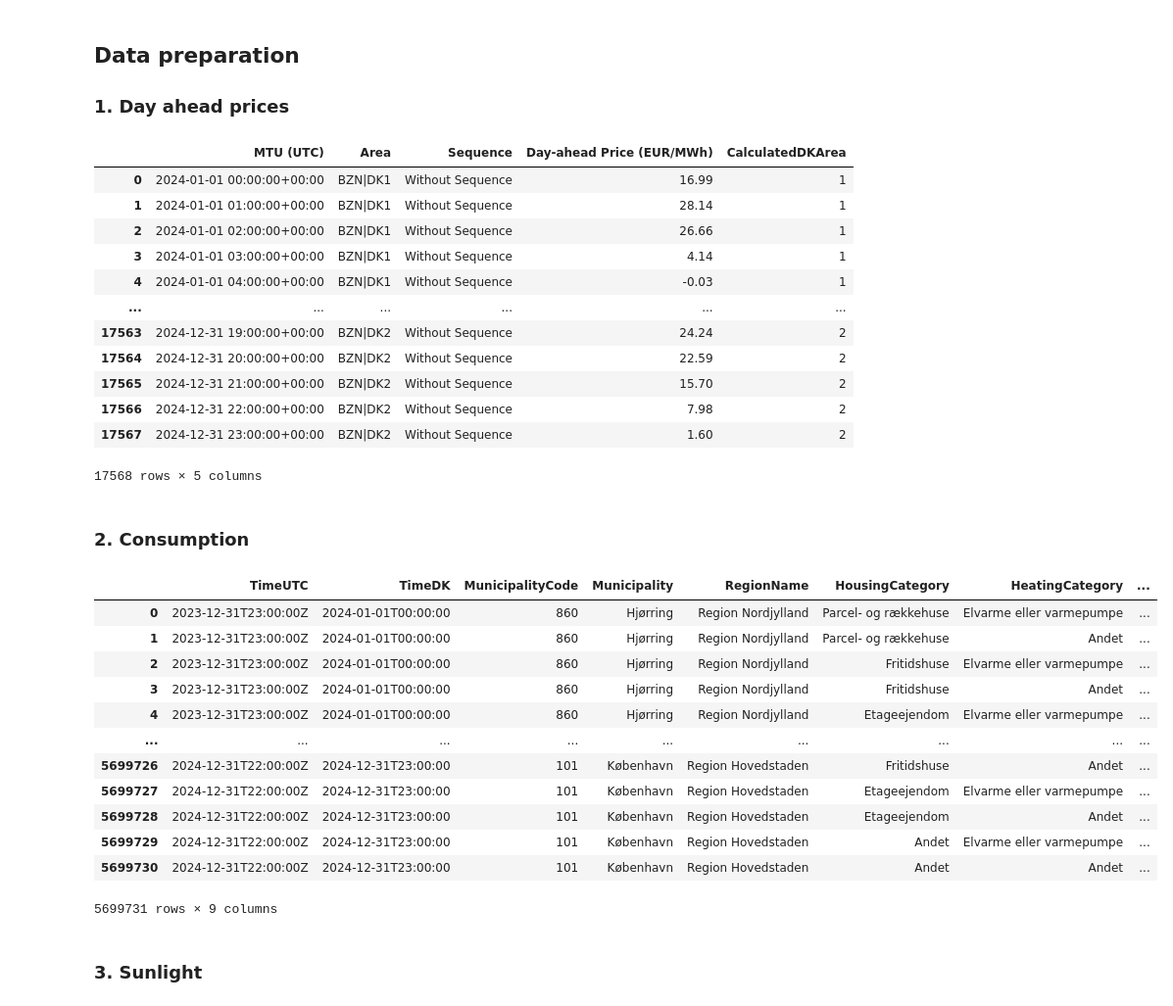
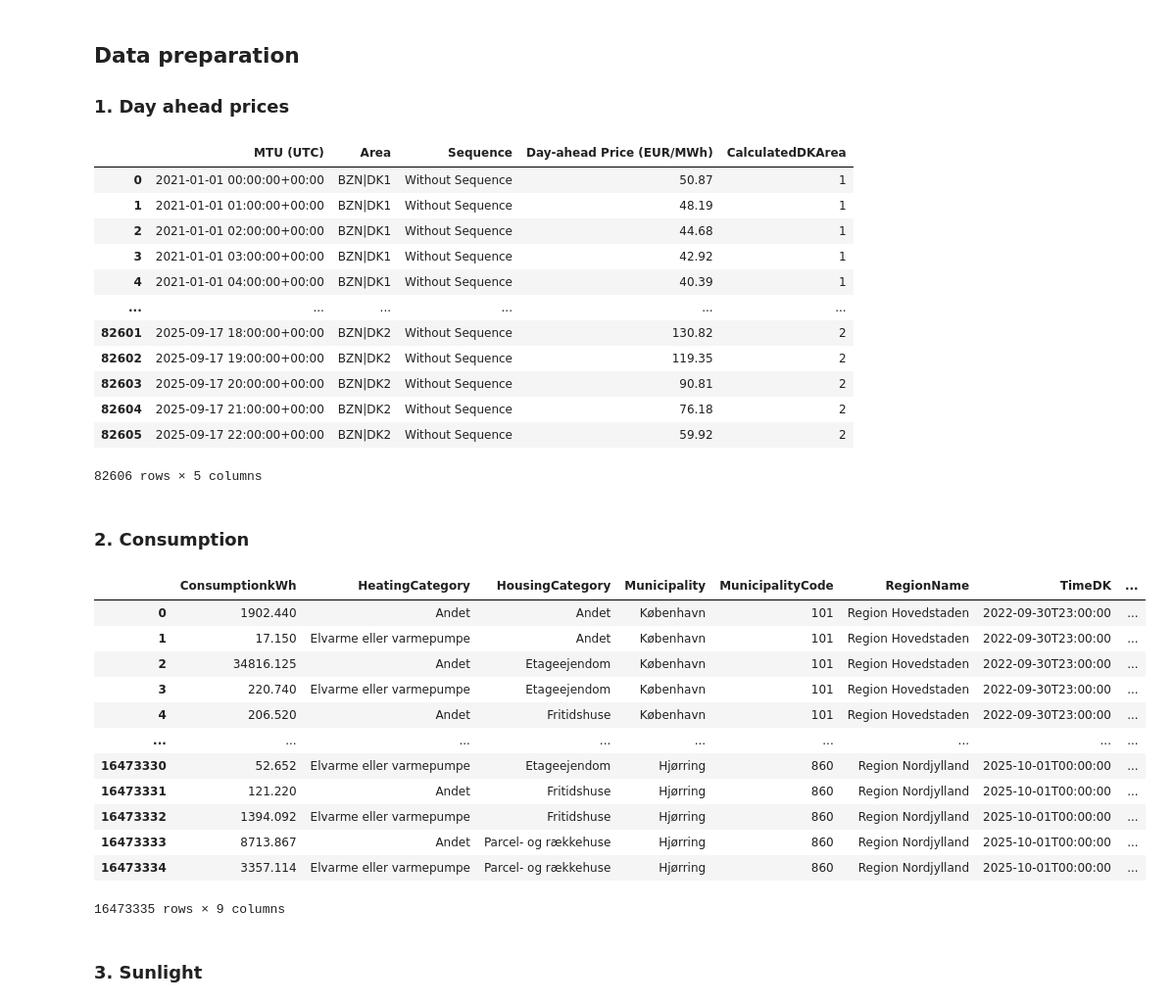
Before and after one commit to The-European-Avengers/BigDataProject, a Jupyter notebook: price_prediction.ipynb, the cells around one changed output. Shown at 98% size. Cells and saved outputs as stored; diff of their text form; code cells hidden in the pictures.

Commit message:
Added the datasets for day ahead and consumption from the previous years

```diff
--- a/price_prediction.ipynb
+++ b/price_prediction.ipynb
@@ -68,11 +69,12 @@ def calculate_municipality_code(row):
 
 ### 1. Day ahead prices
 # %%
-day_ahead1 = pd.read_csv('DayAheadPrices/DayAheadPrices_DK1_202401010000-202501010000.csv')
-day_ahead2 = pd.read_csv('DayAheadPrices/DayAheadPrices_DK2_202401010000-202501010000.csv')
+# day_ahead1 = pd.read_csv('DayAheadPrices/DayAheadPrices_DK1_202401010000-202501010000.csv')
+# day_ahead2 = pd.read_csv('DayAheadPrices/DayAheadPrices_DK2_202401010000-202501010000.csv')
 # day_ahead1 = pd.read_csv('https://raw.githubusercontent.com/The-European-Avengers/BigDataProject/main/DayAheadPrices/DayAheadPrices_DK1_202401010000-202501010000.csv')
 # day_ahead2 = pd.read_csv('https://raw.githubusercontent.com/The-European-Avengers/BigDataProject/main/DayAheadPrices/DayAheadPrices_DK2_202401010000-202501010000.csv')
-day_ahead = pd.concat([day_ahead1, day_ahead2], ignore_index=True)
+csv_files = glob.glob(os.path.join('DayAheadPrices','*.csv'))
+day_ahead = pd.concat((pd.read_csv(f) for f in csv_files), ignore_index=True)
 day_ahead = day_ahead.drop(columns=['Intraday Period (UTC)', 'Intraday Price (EUR/MWh)'])
 
 day_ahead['MTU (UTC)'] = day_ahead['MTU (UTC)'].str.split(' - ').str[1]
@@ -82,57 +84,59 @@ day_ahead['CalculatedDKArea'] = day_ahead.apply(lambda row: calculate_dk_area(ro
 display(day_ahead)
 # %% [output]
 |  | MTU (UTC) | Area | Sequence | Day-ahead Price (EUR/MWh) | CalculatedDKArea |
-| 0 | 2024-01-01 00:00:00+00:00 | BZN|DK1 | Without Sequence | 16.99 | 1 |
-| 1 | 2024-01-01 01:00:00+00:00 | BZN|DK1 | Without Sequence | 28.14 | 1 |
-| 2 | 2024-01-01 02:00:00+00:00 | BZN|DK1 | Without Sequence | 26.66 | 1 |
-| 3 | 2024-01-01 03:00:00+00:00 | BZN|DK1 | Without Sequence | 4.14 | 1 |
-| 4 | 2024-01-01 04:00:00+00:00 | BZN|DK1 | Without Sequence | -0.03 | 1 |
+| 0 | 2021-01-01 00:00:00+00:00 | BZN|DK1 | Without Sequence | 50.87 | 1 |
+| 1 | 2021-01-01 01:00:00+00:00 | BZN|DK1 | Without Sequence | 48.19 | 1 |
+| 2 | 2021-01-01 02:00:00+00:00 | BZN|DK1 | Without Sequence | 44.68 | 1 |
+| 3 | 2021-01-01 03:00:00+00:00 | BZN|DK1 | Without Sequence | 42.92 | 1 |
+| 4 | 2021-01-01 04:00:00+00:00 | BZN|DK1 | Without Sequence | 40.39 | 1 |
 | ... | ... | ... | ... | ... | ... |
-| 17563 | 2024-12-31 19:00:00+00:00 | BZN|DK2 | Without Sequence | 24.24 | 2 |
-| 17564 | 2024-12-31 20:00:00+00:00 | BZN|DK2 | Without Sequence | 22.59 | 2 |
-| 17565 | 2024-12-31 21:00:00+00:00 | BZN|DK2 | Without Sequence | 15.70 | 2 |
-| 17566 | 2024-12-31 22:00:00+00:00 | BZN|DK2 | Without Sequence | 7.98 | 2 |
-| 17567 | 2024-12-31 23:00:00+00:00 | BZN|DK2 | Without Sequence | 1.60 | 2 |
+| 82601 | 2025-09-17 18:00:00+00:00 | BZN|DK2 | Without Sequence | 130.82 | 2 |
+| 82602 | 2025-09-17 19:00:00+00:00 | BZN|DK2 | Without Sequence | 119.35 | 2 |
+| 82603 | 2025-09-17 20:00:00+00:00 | BZN|DK2 | Without Sequence | 90.81 | 2 |
+| 82604 | 2025-09-17 21:00:00+00:00 | BZN|DK2 | Without Sequence | 76.18 | 2 |
+| 82605 | 2025-09-17 22:00:00+00:00 | BZN|DK2 | Without Sequence | 59.92 | 2 |
-17568 rows × 5 columns
+82606 rows × 5 columns
 # %% [markdown]
 ### 2. Consumption
 # %%
-with zipfile.ZipFile('2024_Consumption.zip') as z:
+# with zipfile.ZipFile('2024_Consumption.zip') as z:
     # Get the first (and only) file inside the zip
-    file_name = z.namelist()[0]
+    # file_name = z.namelist()[0]
 
     # Open the file inside the zip and read it with pandas
-    with z.open(file_name) as f:
-        consumption = pd.read_csv(f)
+    # with z.open(file_name) as f:
+    #     consumption = pd.read_csv(f)
 
 #with open('region_muncipality.json') as f:
 #    region_to_dk = json.load(f)
 
 #consumption['Area'] = consumption['RegionName'].map(region_to_dk)
+csv_files = glob.glob(os.path.join('dmi/datasets/Consumption data in months','*.csv'))
+consumption = pd.concat((pd.read_csv(f) for f in csv_files), ignore_index=True)
 consumption['TimeUTC'] = pd.to_datetime(consumption['TimeUTC'], format='%Y-%m-%dT%H:%M:%S')
 consumption['TimeUTC'] = consumption['TimeUTC'].dt.strftime('%Y-%m-%dT%H:%M:%SZ')
 '''consumption_area = (
     consumption.groupby(["TimeUTC", "Area"])["ConsumptionkWh"]
     .sum()
     .reset_index()
 )'''
 consumption['CalculatedDKArea'] = consumption.apply(lambda row: calculate_dk_area(row, 'MunicipalityCode', 'municipality'), axis=1)
 
 display(consumption)
 # %% [output]
-|  | TimeUTC | TimeDK | MunicipalityCode | Municipality | RegionName | HousingCategory | HeatingCategory | ... |
-| 0 | 2023-12-31T23:00:00Z | 2024-01-01T00:00:00 | 860 | Hjørring | Region Nordjylland | Parcel- og rækkehuse | Elvarme eller varmepumpe | ... |
-| 1 | 2023-12-31T23:00:00Z | 2024-01-01T00:00:00 | 860 | Hjørring | Region Nordjylland | Parcel- og rækkehuse | Andet | ... |
-| 2 | 2023-12-31T23:00:00Z | 2024-01-01T00:00:00 | 860 | Hjørring | Region Nordjylland | Fritidshuse | Elvarme eller varmepumpe | ... |
-| 3 | 2023-12-31T23:00:00Z | 2024-01-01T00:00:00 | 860 | Hjørring | Region Nordjylland | Fritidshuse | Andet | ... |
-| 4 | 2023-12-31T23:00:00Z | 2024-01-01T00:00:00 | 860 | Hjørring | Region Nordjylland | Etageejendom | Elvarme eller varmepumpe | ... |
+|  | ConsumptionkWh | HeatingCategory | HousingCategory | Municipality | MunicipalityCode | RegionName | TimeDK | ... |
+| 0 | 1902.440 | Andet | Andet | København | 101 | Region Hovedstaden | 2022-09-30T23:00:00 | ... |
+| 1 | 17.150 | Elvarme eller varmepumpe | Andet | København | 101 | Region Hovedstaden | 2022-09-30T23:00:00 | ... |
+| 2 | 34816.125 | Andet | Etageejendom | København | 101 | Region Hovedstaden | 2022-09-30T23:00:00 | ... |
+| 3 | 220.740 | Elvarme eller varmepumpe | Etageejendom | København | 101 | Region Hovedstaden | 2022-09-30T23:00:00 | ... |
+| 4 | 206.520 | Andet | Fritidshuse | København | 101 | Region Hovedstaden | 2022-09-30T23:00:00 | ... |
 | ... | ... | ... | ... | ... | ... | ... | ... | ... |
-| 5699726 | 2024-12-31T22:00:00Z | 2024-12-31T23:00:00 | 101 | København | Region Hovedstaden | Fritidshuse | Andet | ... |
-| 5699727 | 2024-12-31T22:00:00Z | 2024-12-31T23:00:00 | 101 | København | Region Hovedstaden | Etageejendom | Elvarme eller varmepumpe | ... |
-| 5699728 | 2024-12-31T22:00:00Z | 2024-12-31T23:00:00 | 101 | København | Region Hovedstaden | Etageejendom | Andet | ... |
-| 5699729 | 2024-12-31T22:00:00Z | 2024-12-31T23:00:00 | 101 | København | Region Hovedstaden | Andet | Elvarme eller varmepumpe | ... |
-| 5699730 | 2024-12-31T22:00:00Z | 2024-12-31T23:00:00 | 101 | København | Region Hovedstaden | Andet | Andet | ... |
+| 16473330 | 52.652 | Elvarme eller varmepumpe | Etageejendom | Hjørring | 860 | Region Nordjylland | 2025-10-01T00:00:00 | ... |
+| 16473331 | 121.220 | Andet | Fritidshuse | Hjørring | 860 | Region Nordjylland | 2025-10-01T00:00:00 | ... |
+| 16473332 | 1394.092 | Elvarme eller varmepumpe | Fritidshuse | Hjørring | 860 | Region Nordjylland | 2025-10-01T00:00:00 | ... |
+| 16473333 | 8713.867 | Andet | Parcel- og rækkehuse | Hjørring | 860 | Region Nordjylland | 2025-10-01T00:00:00 | ... |
+| 16473334 | 3357.114 | Elvarme eller varmepumpe | Parcel- og rækkehuse | Hjørring | 860 | Region Nordjylland | 2025-10-01T00:00:00 | ... |
-5699731 rows × 9 columns
+16473335 rows × 9 columns
 # %% [markdown]
 ### 3. Sunlight
 # %%
```
Also changed, not shown: parts of 1 cell of this notebook.
